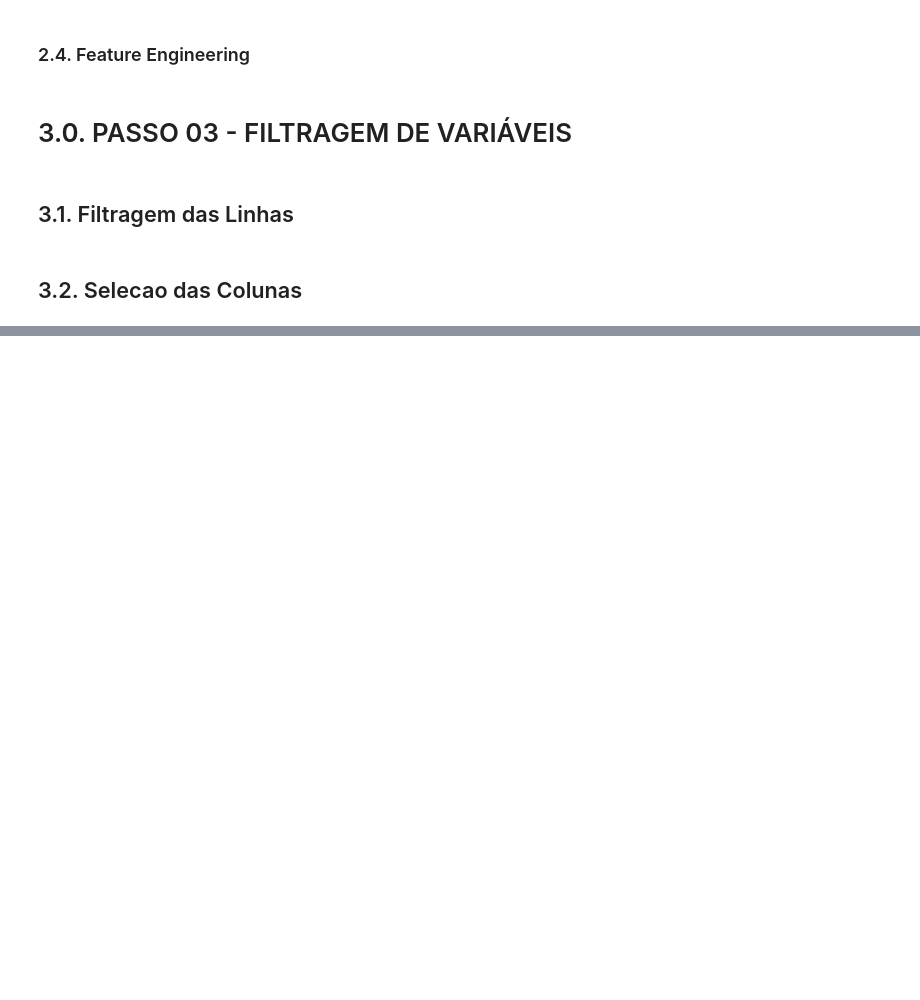
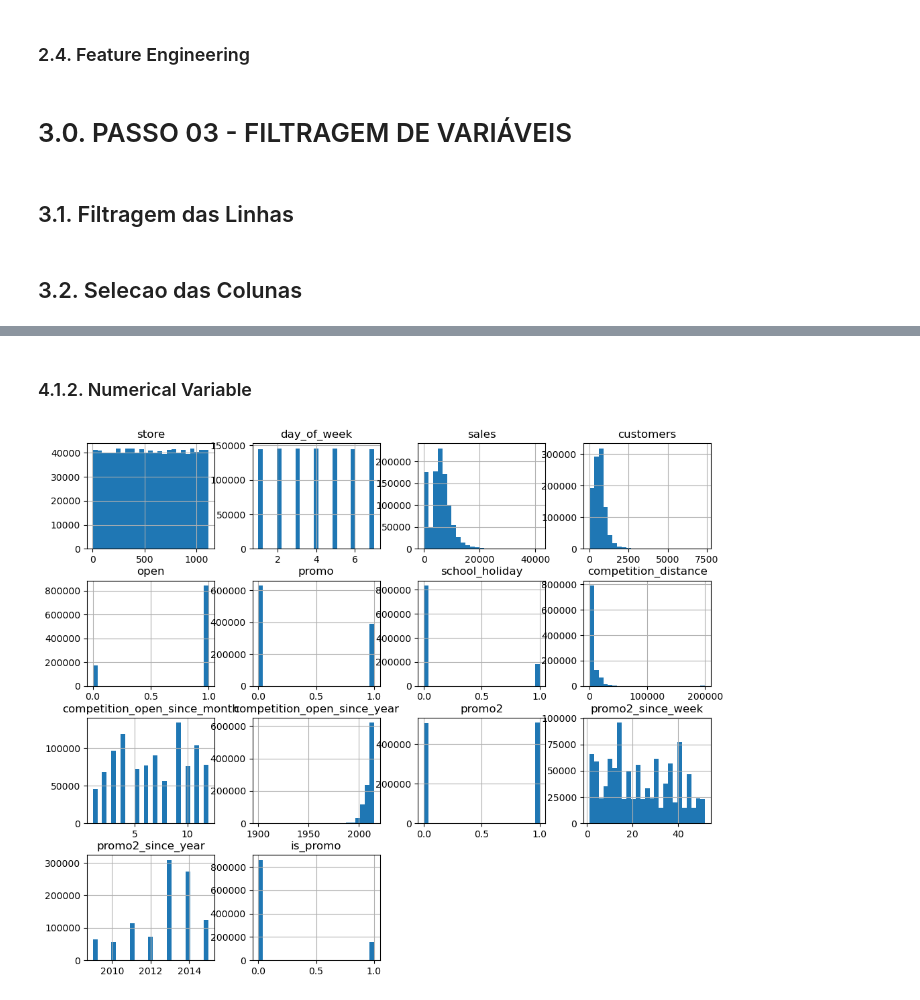
Before and after one commit to MicheleLopes/ds_em_producao, a Jupyter notebook: Untitled.ipynb, the cells around one changed output, grey strips where cells are left out. Drawn from its saved outputs; the diff is of its cells as text; code cells hidden in the pictures; blank space fills up the shorter version.

```diff
--- a/Untitled.ipynb
+++ b/Untitled.ipynb
@@ -317,0 +344,6 @@ df3 = df3.drop( cols_drop, axis=1 )
+# %% [markdown]
+### 4.1.2. Numerical Variable
+# %%
+num_attributes.hist( bins=25, histtype='barstacked', figsize=(12, 10));
+# %% [output]
+[figure, added]
```
Also changed, not shown: parts of 39 cells of this notebook.
